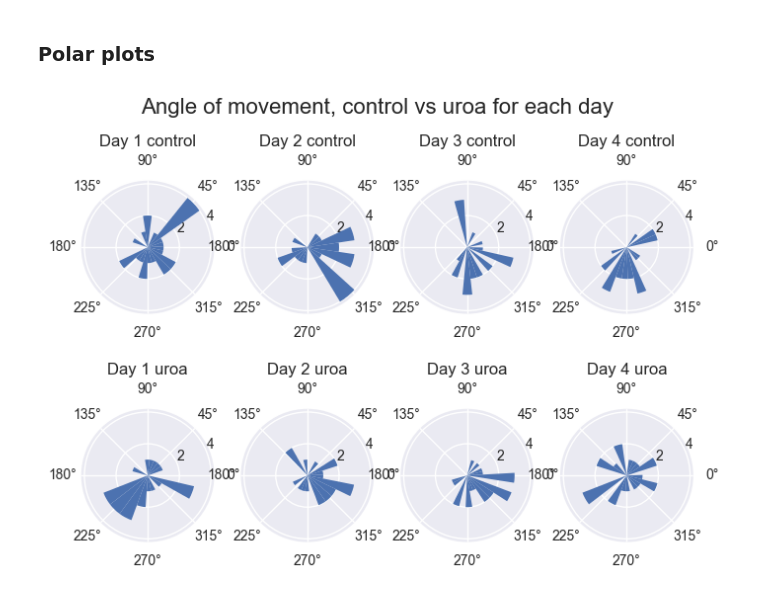
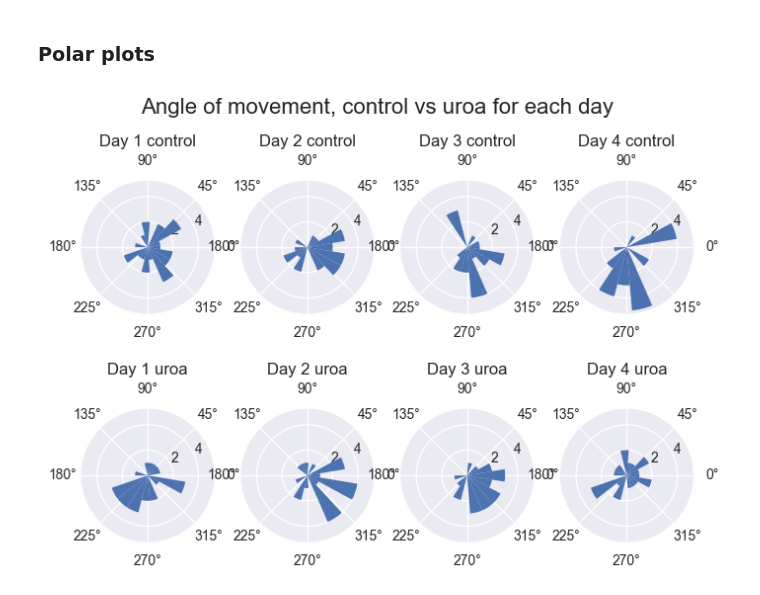
Before and after one commit to teesha902/FYP_ASMLab, a Jupyter notebook: visualisation.ipynb, the cells around one changed output. Cells and saved outputs as stored; diff of their text form; code cells hidden in the pictures.

```diff
--- a/visualisation.ipynb
+++ b/visualisation.ipynb
@@ -207,18 +209,19 @@ for i, axes in enumerate(axes.flat):
 # %%
 #create a separate polar plot for each day
 fig, axs = plt.subplots(2, 4, subplot_kw=dict(projection='polar'), sharex=True, sharey=True)
 plt.suptitle("Angle of movement, control vs uroa for each day", fontsize=16)
 angle_df = df[["day", "uroa_control", "angle"]].groupby(["uroa_control","day" ])
 keys = list(angle_df.groups.keys())
 # remove the keys for day 5
 keys.remove((0,5))
 keys.remove((1,5))
 for i, ax in enumerate(axs.flat):
     group = angle_df.get_group(keys[i])
     angles = group["angle"].apply(lambda x: x * (np.pi) / 180)  # convert to radians
-    ax.hist(angles, bins=20)
+    bins = np.linspace(-np.pi, np.pi, num=20)
+    ax.hist(angles, bins=bins)
     ax.set_title(f"Day {keys[i][1]} {'uroa' if keys[i][0] == 1 else 'control'}")
 
 plt.show()
 # %% [output]
-[figure, old version]
+[figure, new version]
```
Also changed, not shown: parts of 2 cells of this notebook.
